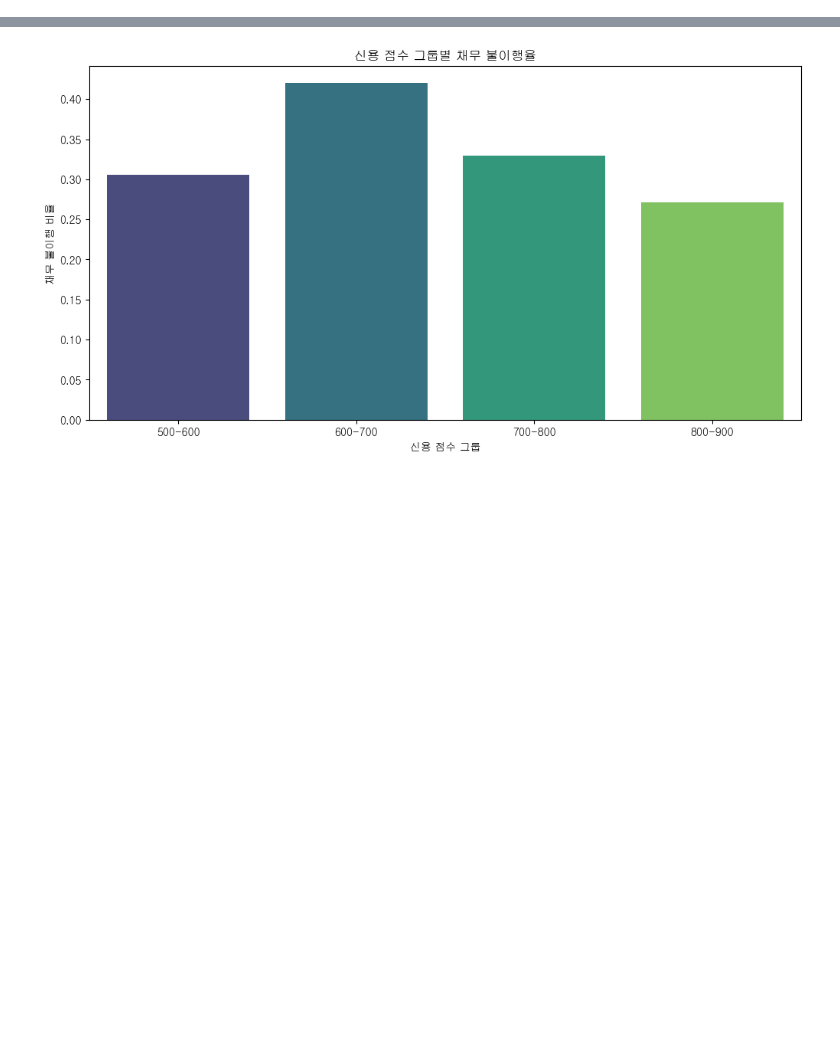
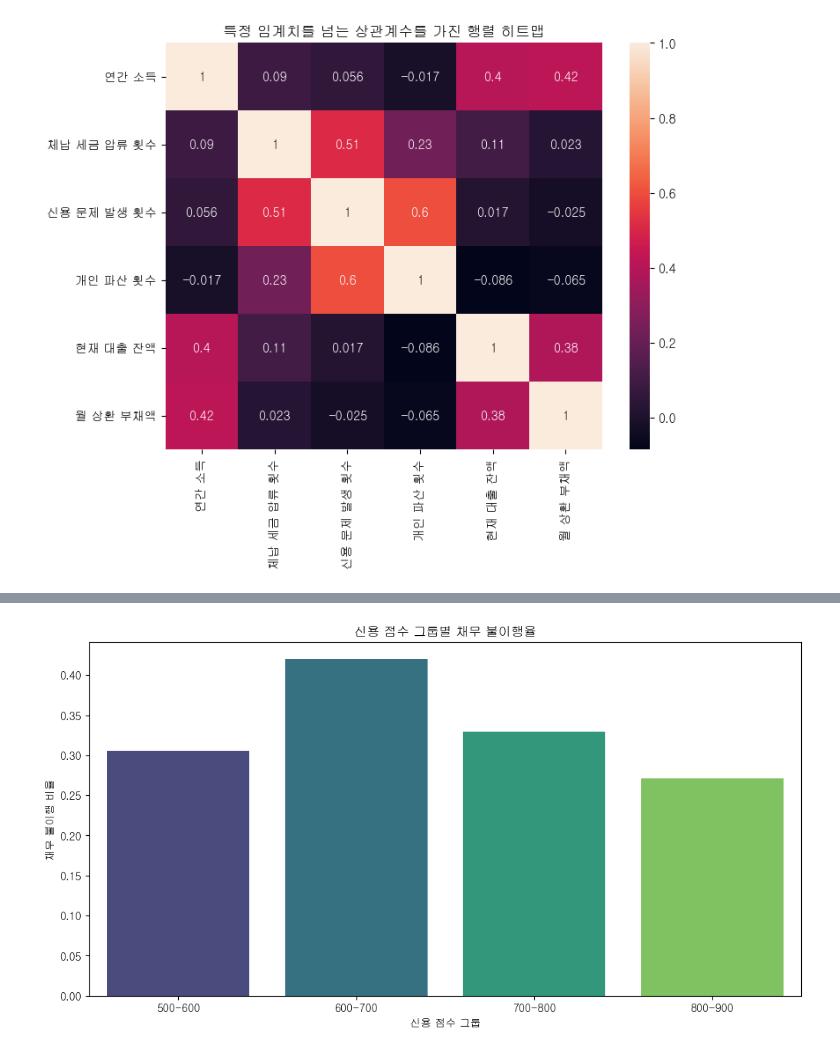
Before and after one commit to encore-SKN11/ML-4Team, a Jupyter notebook: chart_v1.ipynb, the cells around one changed output, grey strips where cells are left out. Drawn from its saved outputs; the diff is of its cells as text; code cells hidden in the pictures; blank space fills up the shorter version.

```diff
--- a/chart_v1.ipynb
+++ b/chart_v1.ipynb
@@ -48,0 +42,20 @@ memory usage: 1.4+ MB
+# %%
+# 임계치를 0.4로 잡고 상관계수가 0.4 이상인 관계를 가지는 행과열만을 추출
+corr_matrix = df.corr(numeric_only=True).abs()
+# 임계치 설정
+threshold = 0.4
+# 행렬 필터
+mask = ((corr_matrix > threshold)&(corr_matrix<1)).sum(axis=1) > 0
+filtered_corr = corr_matrix.loc[mask, mask]
+
+selected_columns = filtered_corr.columns.tolist()
+df_sample = df[selected_columns]
+final_corr_matrix = df_sample.corr(numeric_only=True)
+
+# 시각화
+plt.figure(figsize=(8,6))
+sns.heatmap(final_corr_matrix,annot=True)
+plt.title("특정 임계치를 넘는 상관계수를 가진 행렬 히트맵")
+plt.show()
+# %% [output]
+[figure, added]
```
Also changed, not shown: parts of 11 cells of this notebook.
